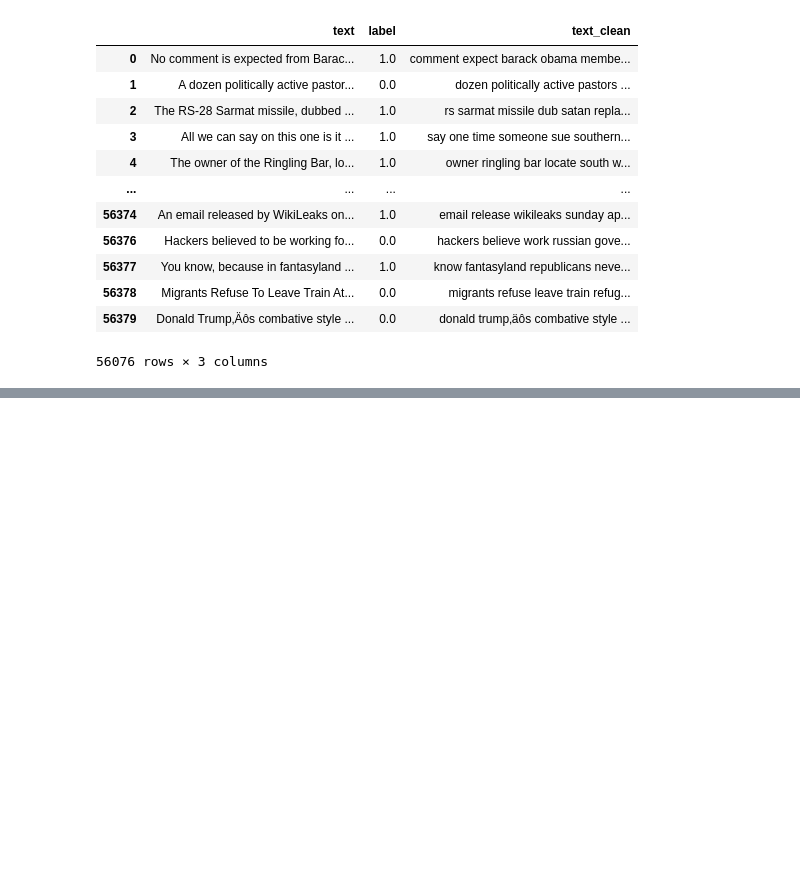
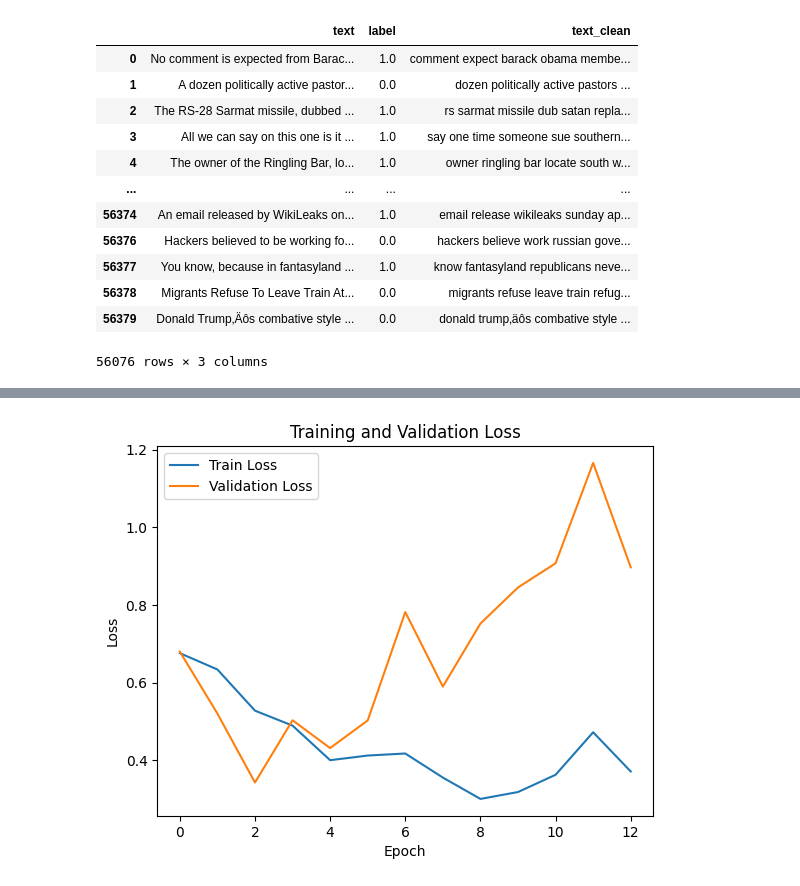
Before and after one commit to matt-ieraci/fake_news_detector, a Jupyter notebook: notebooks/mariadryden_new-dataset-SimpleRNN.ipynb, the cells around one changed output, grey strips where cells are left out. Cells and saved outputs as stored; diff of their text form; code cells hidden in the pictures; blank space fills up the shorter version.

```diff
--- a/notebooks/mariadryden_new-dataset-SimpleRNN.ipynb
+++ b/notebooks/mariadryden_new-dataset-SimpleRNN.ipynb
@@ -126,6 +126,17 @@ word_index = tokenizer.word_index
 X_train_sequences = tokenizer.texts_to_sequences(X_train)
 X_val_sequences = tokenizer.texts_to_sequences(X_val)
 X_test_sequences = tokenizer.texts_to_sequences(X_test)
+# %%
+sequences = tokenizer.texts_to_sequences(data.text_clean)
+
+lengths_of_texts =  [len(text) for text in sequences]
+
+## For length to pad till, we use the average length of all texts
+avg_length_text = int(np.mean(lengths_of_texts))
+
+X_train_pad = pad_sequences(X_train_sequences, maxlen=avg_length_text, padding='post', truncating='post')
+X_val_pad = pad_sequences(X_val_sequences, maxlen=avg_length_text, padding='pre')
+X_test_pad = pad_sequences(X_test_sequences, maxlen=avg_length_text, padding='post', truncating='post')
 # %%
 %%time
 from keras.callbacks import EarlyStopping
@@ -148,0 +183,11 @@ history_rnn = model_rnn.fit(X_train_pad, y_train, epochs=1000, batch_size=32, va
+# %%
+# Plot the training and validation loss
+plt.plot(history_rnn.history['loss'], label='Train Loss')
+plt.plot(history_rnn.history['val_loss'], label='Validation Loss')
+plt.title('Training and Validation Loss')
+plt.xlabel('Epoch')
+plt.ylabel('Loss')
+plt.legend()
+plt.show()
+# %% [output]
+[figure, added]
```
Also changed, not shown: parts of 12 cells of this notebook.
